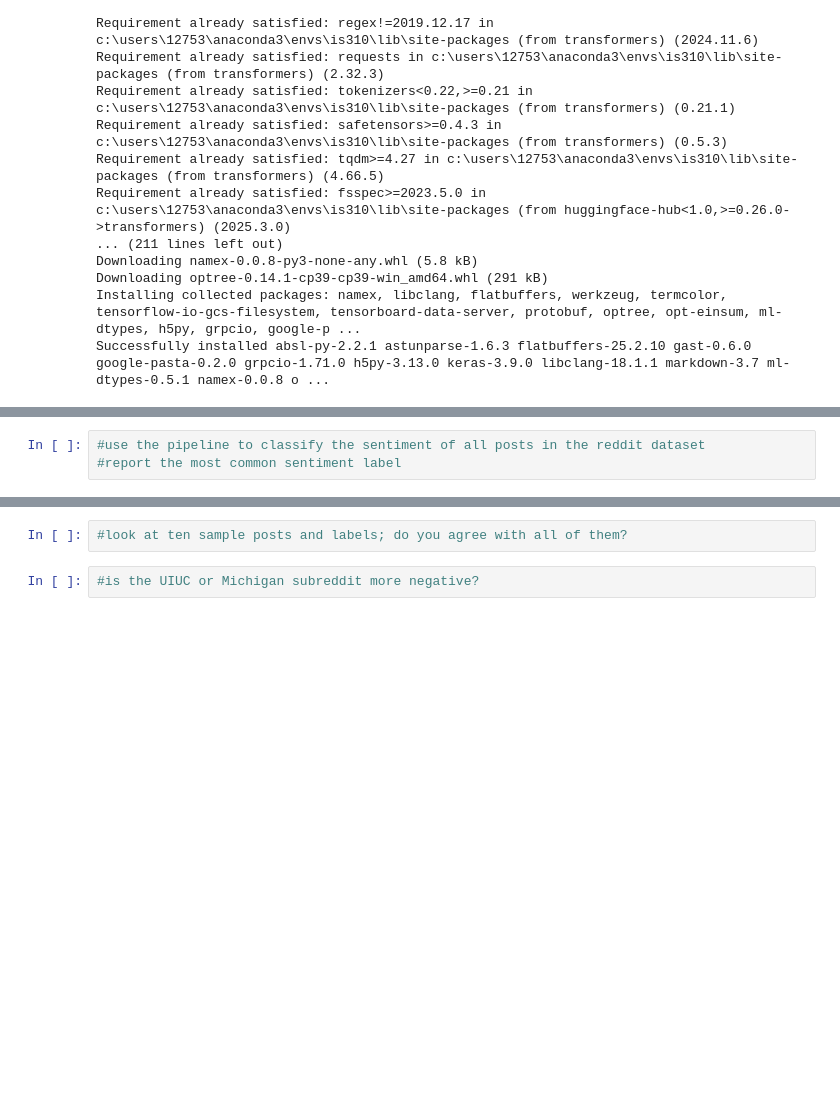
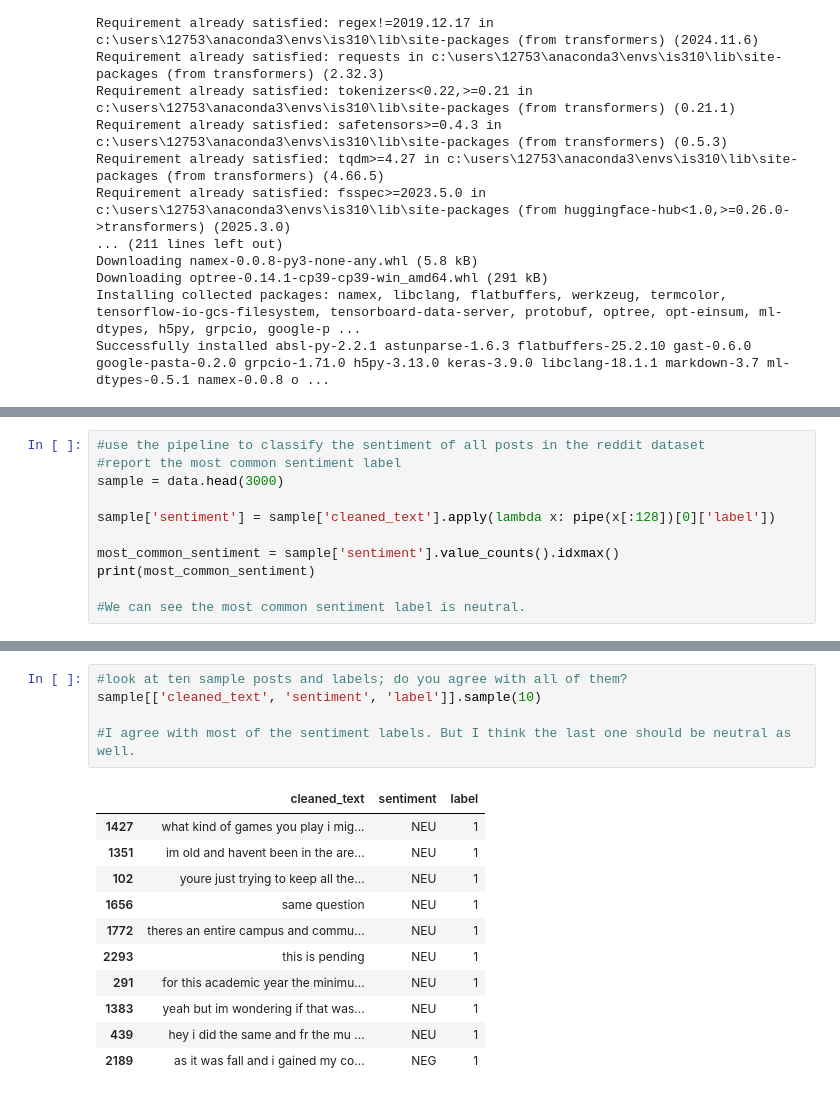
Before and after one commit to qyye11/project3-embeddings, a Jupyter notebook: project-3.ipynb, the cells around one changed output, grey strips where cells are left out. Saved outputs shown, nothing was run; the diff lists cells and outputs as text; blank space fills up the shorter version.

```diff
--- a/project-3.ipynb
+++ b/project-3.ipynb
@@ -394,3 +398,11 @@ NameError: name 'pipe' is not defined
 # %%
 #use the pipeline to classify the sentiment of all posts in the reddit dataset
 #report the most common sentiment label
+sample = data.head(3000)
+
+sample['sentiment'] = sample['cleaned_text'].apply(lambda x: pipe(x[:128])[0]['label'])
+
+most_common_sentiment = sample['sentiment'].value_counts().idxmax()
+print(most_common_sentiment)
+
+#We can see the most common sentiment label is neutral.
@@ -397,4 +416,17 @@ NameError: name 'pipe' is not defined
 # %%
 #look at ten sample posts and labels; do you agree with all of them?
+sample[['cleaned_text', 'sentiment', 'label']].sample(10)
+
+#I agree with most of the sentiment labels. But I think the last one should be neutral as well.
+# %% [output]
+|  | cleaned_text | sentiment | label |
+| 1427 | what kind of games you play i mig... | NEU | 1 |
+| 1351 | im old and havent been in the are... | NEU | 1 |
+| 102 | youre just trying to keep all the... | NEU | 1 |
+| 1656 | same question | NEU | 1 |
+| 1772 | theres an entire campus and commu... | NEU | 1 |
+| 2293 | this is pending | NEU | 1 |
+| 291 | for this academic year the minimu... | NEU | 1 |
+| 1383 | yeah but im wondering if that was... | NEU | 1 |
+| 439 | hey i did the same and fr the mu ... | NEU | 1 |
+| 2189 | as it was fall and i gained my co... | NEG | 1 |
-# %%
-#is the UIUC or Michigan subreddit more negative?
```
Also changed, not shown: parts of 9 cells of this notebook.
